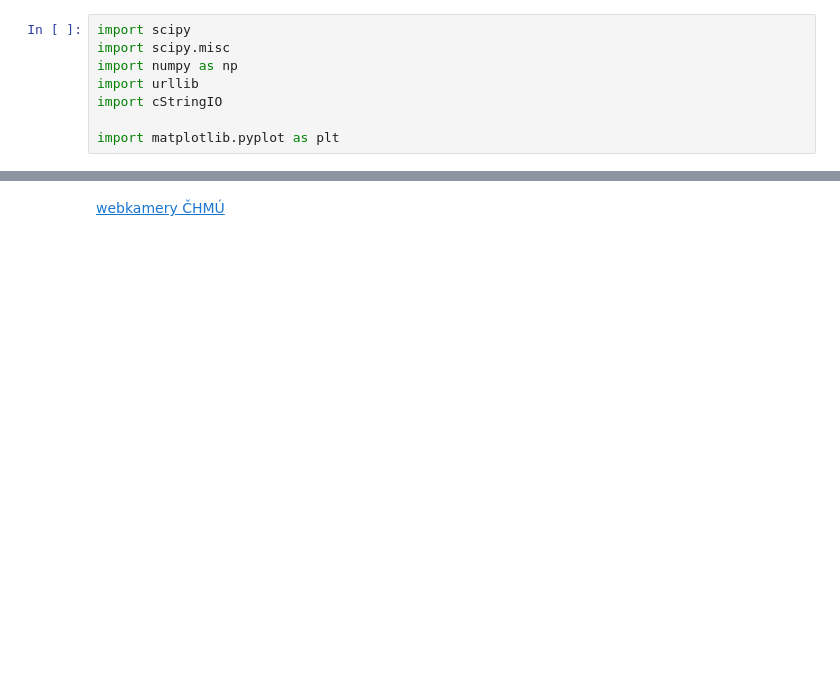
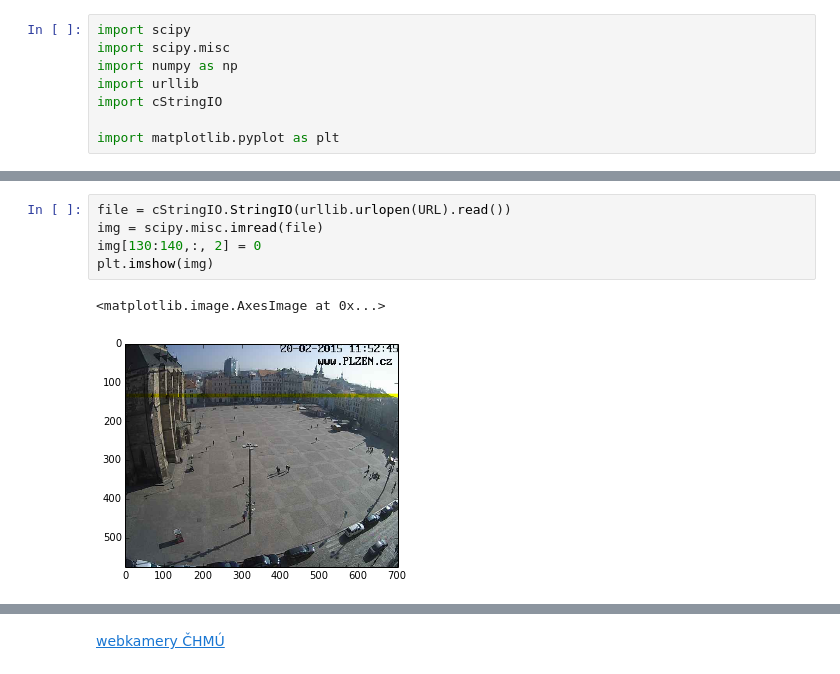
Before and after one commit to mjirik/ZDO, a Jupyter notebook: ZDOcv02.ipynb, the cells around one changed output, grey strips where cells are left out. Cells and saved outputs as stored; diff of their text form; blank space fills up the shorter version.

```diff
--- a/ZDOcv02.ipynb
+++ b/ZDOcv02.ipynb
@@ -42,0 +68,8 @@ plt.imshow(img)
+# %%
+file = cStringIO.StringIO(urllib.urlopen(URL).read())
+img = scipy.misc.imread(file)
+img[130:140,:, 2] = 0
+plt.imshow(img)
+# %% [output]
+<matplotlib.image.AxesImage at 0x...>
+[figure, added]
```
Also changed, not shown: parts of 8 cells of this notebook, 3 other files.
